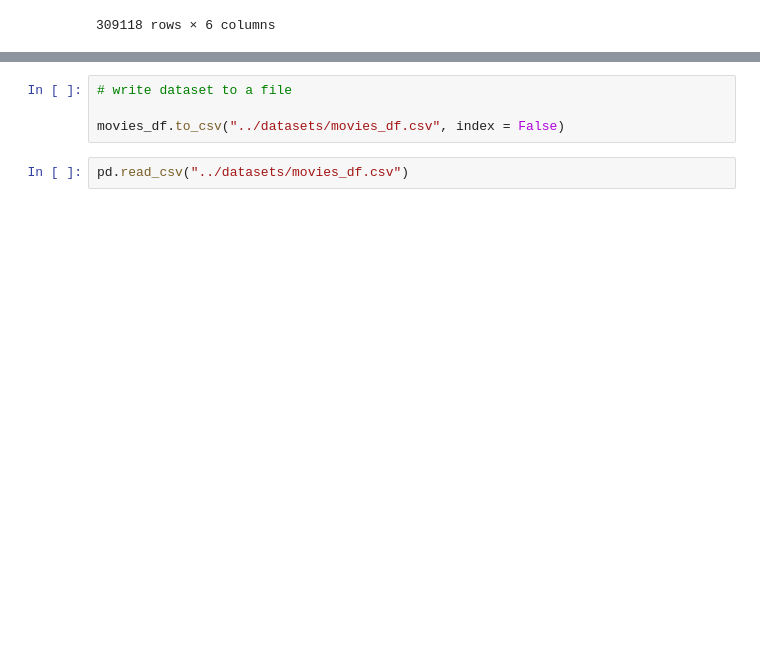
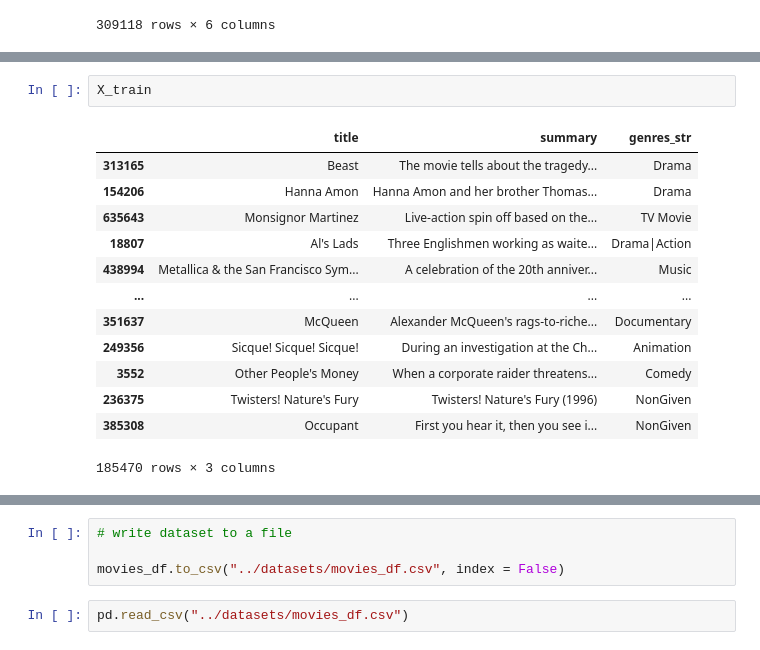
Before and after one commit to sariaslaso/movies_and_LLMs, a Jupyter notebook: predict_ratings/data_processing.ipynb, the cells around one changed output, grey strips where cells are left out. Saved outputs shown, nothing was run; the diff lists cells and outputs as text; blank space fills up the shorter version.

```diff
--- a/predict_ratings/data_processing.ipynb
+++ b/predict_ratings/data_processing.ipynb
@@ -388,0 +360,16 @@ with open("../datasets/test", "a") as outfile:
+# %%
+X_train
+# %% [output]
+|  | title | summary | genres_str |
+| 313165 | Beast | The movie tells about the tragedy... | Drama |
+| 154206 | Hanna Amon | Hanna Amon and her brother Thomas... | Drama |
+| 635643 | Monsignor Martinez | Live-action spin off based on the... | TV Movie |
+| 18807 | Al's Lads | Three Englishmen working as waite... | Drama|Action |
+| 438994 | Metallica & the San Francisco Sym... | A celebration of the 20th anniver... | Music |
+| ... | ... | ... | ... |
+| 351637 | McQueen | Alexander McQueen's rags-to-riche... | Documentary |
+| 249356 | Sicque! Sicque! Sicque! | During an investigation at the Ch... | Animation |
+| 3552 | Other People's Money | When a corporate raider threatens... | Comedy |
+| 236375 | Twisters! Nature's Fury | Twisters! Nature's Fury (1996) | NonGiven |
+| 385308 | Occupant | First you hear it, then you see i... | NonGiven |
+185470 rows × 3 columns
```
Also changed, not shown: parts of 11 cells of this notebook, 2 other files.
